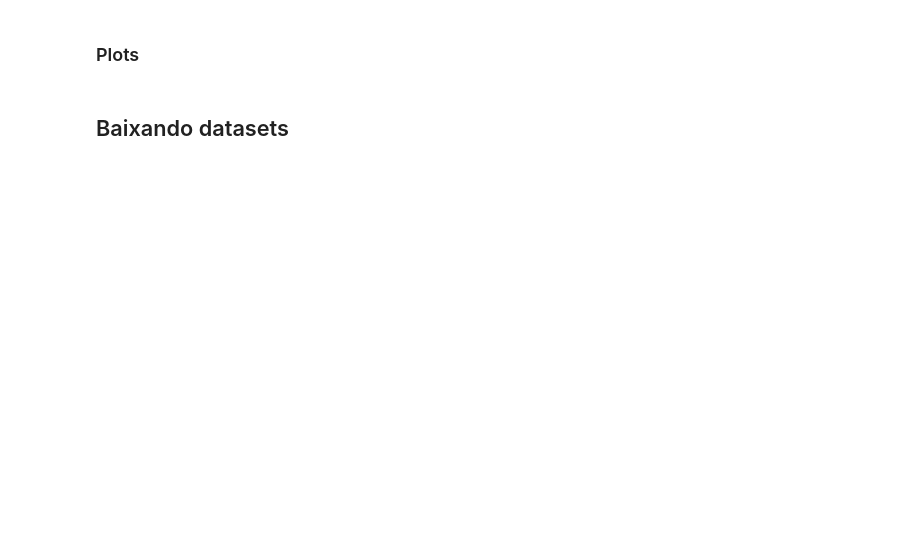
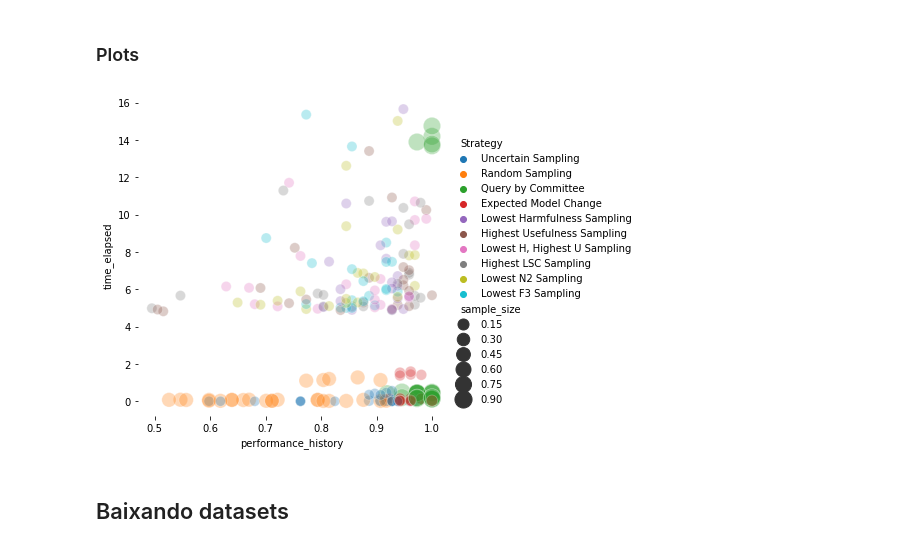
Before and after one commit to ahmoura/active_learning, a Jupyter notebook: data/act_len labs/pyhard/Active Learn Strategies + Pyhard-Copy1.ipynb, the cells around one changed output. Saved outputs shown, nothing was run; the diff lists cells and outputs as text; code cells hidden in the pictures; blank space fills up the shorter version.

```diff
--- a/data/act_len labs/pyhard/Active Learn Strategies + Pyhard-Copy1.ipynb
+++ b/data/act_len labs/pyhard/Active Learn Strategies + Pyhard-Copy1.ipynb
@@ -609,5 +564,5 @@ for ds in tqdm(datasets):
 # %%
-functions = ["uncertain_sampling","random_sampling","query_by_committee","exp_error_reduction","exp_model_change"]
+functions = ["uncertain_sampling","random_sampling","query_by_committee","exp_model_change"]
 parameters = "(deepcopy(X_raw), deepcopy(y_raw), idx_data, idx_bag, classifier, k, cost)"
 
 for ds in tqdm(datasets,  desc ="Dataset"):
@@ -652,3 +688,0 @@ ValueError: Found array with 0 sample(s) (shape=(0, 4)) while a minimum of 1 is
-# %%
-classifiers = ['RF']
-total_performance_history = []
@@ -720,13 +766,15 @@ df.info()
 # %%
 g = sns.relplot(
     data= df,
     x="performance_history", y="time_elapsed",
     hue="Strategy", size="sample_size",
-    palette=sns.color_palette(n_colors=5), sizes=(100, 300), alpha=0.3
+    palette=sns.color_palette(n_colors=10), sizes=(100, 300), alpha=0.3
 )
 g.ax.xaxis.grid(True, "minor", linewidth=.25)
 g.ax.yaxis.grid(True, "minor", linewidth=.25)
 _ = g.despine(left=True, bottom=True)
+# %% [output]
+[figure, added]
 # %%
 g = sns.relplot(
     data= df[(df.Strategy != "Uncertain Sampling") & (df.Strategy != "Query by Committee")],
```
Also changed, not shown: parts of 13 cells of this notebook, 5 other files.
